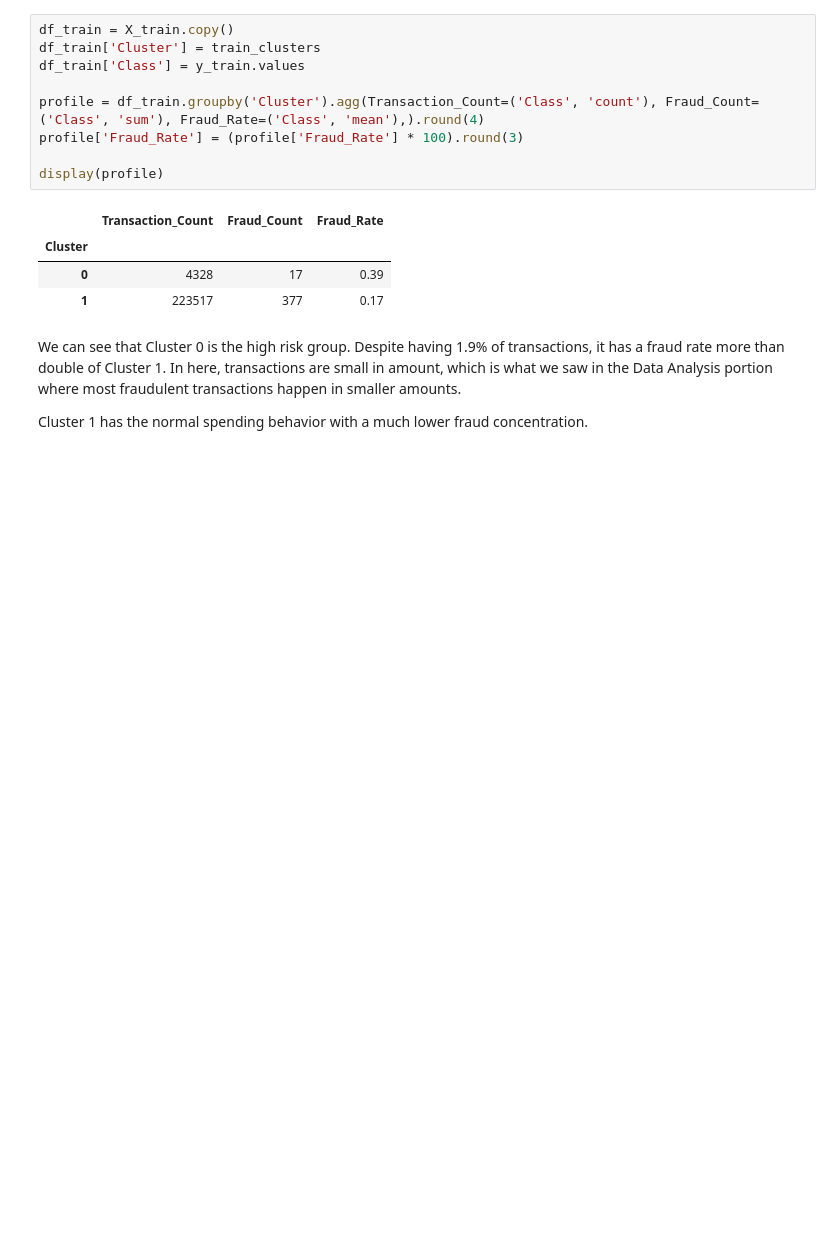
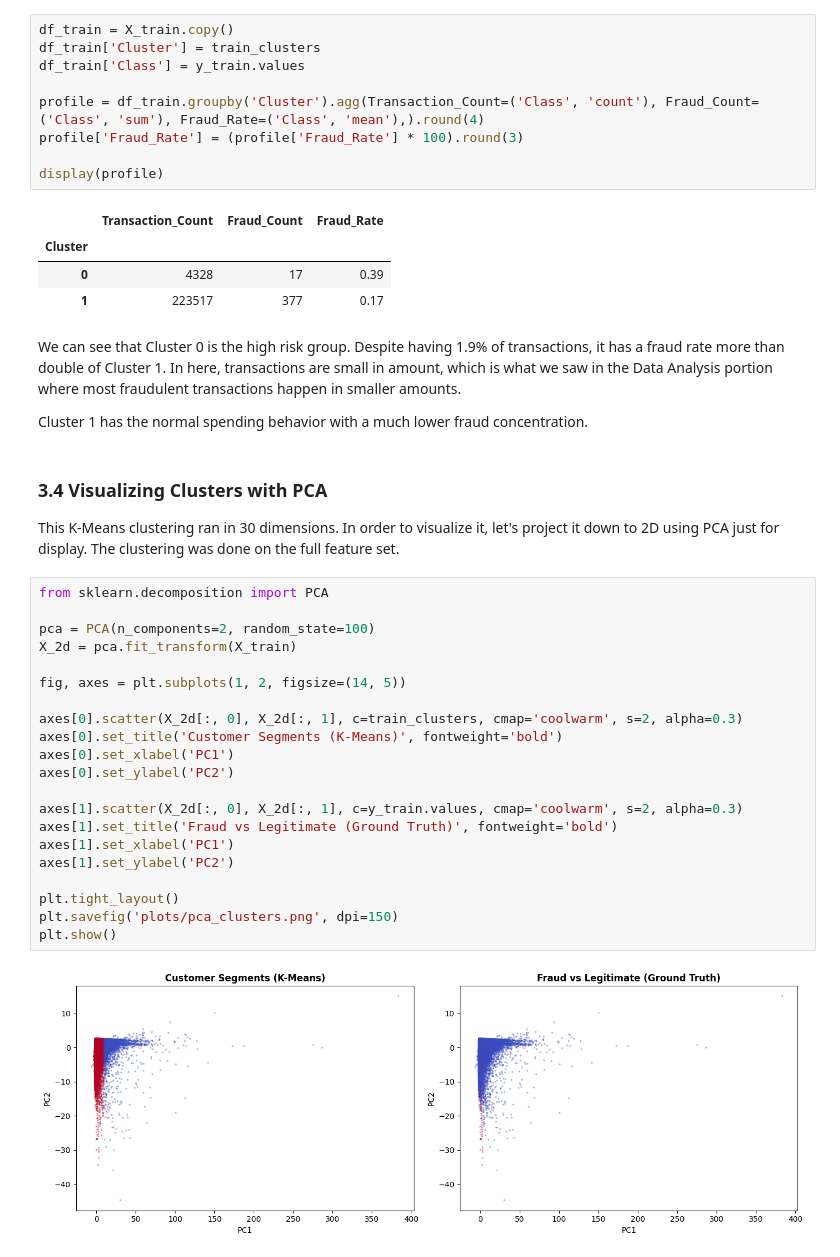
Before and after one commit to ShawarmaOnGit/ML-Assessment, a Jupyter notebook: credit_card_fraud_detection.ipynb, the cells around one changed output. Cells and saved outputs as stored; diff of their text form; blank space fills up the shorter version.

Commit message:
feat: Finish PCA visualization

```diff
--- a/credit_card_fraud_detection.ipynb
+++ b/credit_card_fraud_detection.ipynb
@@ -418,3 +418,30 @@ display(profile)
 We can see that Cluster 0 is the high risk group. Despite having 1.9% of transactions, it has a fraud rate more than double of Cluster 1. In here, transactions are small in amount, which is what we saw in the Data Analysis portion where most fraudulent transactions happen in smaller amounts.
 
 Cluster 1 has the normal spending behavior with a much lower fraud concentration.
+# %% [markdown]
+### 3.4 Visualizing Clusters with PCA
+
+This K-Means clustering ran in 30 dimensions. In order to visualize it, let's project it down to 2D using PCA just for display. The clustering was done on the full feature set.
+# %%
+from sklearn.decomposition import PCA
+
+pca = PCA(n_components=2, random_state=100)
+X_2d = pca.fit_transform(X_train)
+
+fig, axes = plt.subplots(1, 2, figsize=(14, 5))
+
+axes[0].scatter(X_2d[:, 0], X_2d[:, 1], c=train_clusters, cmap='coolwarm', s=2, alpha=0.3)
+axes[0].set_title('Customer Segments (K-Means)', fontweight='bold')
+axes[0].set_xlabel('PC1')
+axes[0].set_ylabel('PC2')
+
+axes[1].scatter(X_2d[:, 0], X_2d[:, 1], c=y_train.values, cmap='coolwarm', s=2, alpha=0.3)
+axes[1].set_title('Fraud vs Legitimate (Ground Truth)', fontweight='bold')
+axes[1].set_xlabel('PC1')
+axes[1].set_ylabel('PC2')
+
+plt.tight_layout()
+plt.savefig('plots/pca_clusters.png', dpi=150)
+plt.show()
+# %% [output]
+[figure, added]
```
Also changed, not shown: parts of 1 cell of this notebook.
